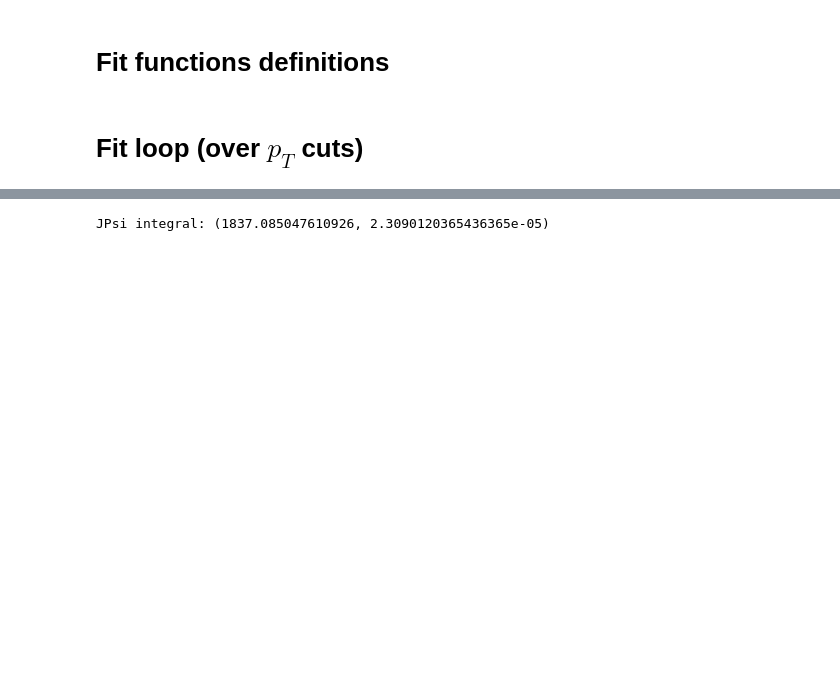
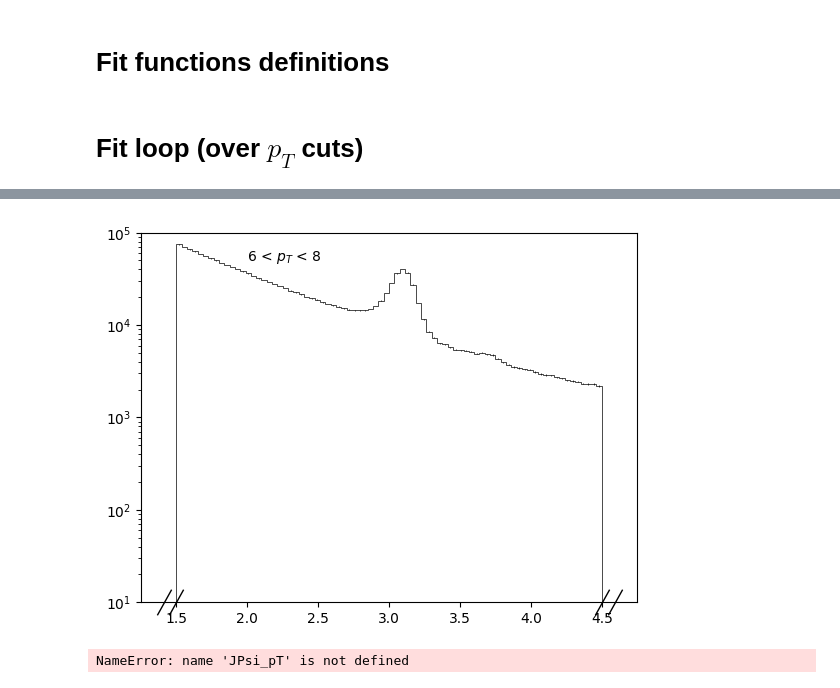
Before and after one commit to nantes-m2-rps-exp/qqbar2mumu-2023, a Jupyter notebook: notebooks/fit.ipynb, the cells around one changed output, grey strips where cells are left out. Saved outputs shown, nothing was run; the diff lists cells and outputs as text; code cells hidden in the pictures; blank space fills up the shorter version.

```diff
--- a/notebooks/fit.ipynb
+++ b/notebooks/fit.ipynb
@@ -239,6 +334,27 @@ for i in range(len(pTcuts)-1):
 # %%
-# Integrate
-IJPsi = quad(crystalball, 0, 10, args=tuple(pfit[:7]))
-print("JPsi integral:",IJPsi)
+def fillhist(h, type):
+    f = open(f'mass/{type}.CMUL.npy', 'rb')
+    for i in range(nruns):
+        A = np.load(f)
+        h.fill(A)
+    f.close()
+
+# Fill histograms
+hmc = hist.Hist(hist.axis.Regular(bins=nbin,start=massmin,stop=massmax))
+hdata = hist.Hist(hist.axis.Regular(bins=nbin,start=massmin,stop=massmax))
+
+
+fig1 = plt.figure(2)
+#fillhist(hmc, 'mc')
+fillhist(hdata, 'data')
+hdata.plot(label="Selected MC events",color='black',ls='-',lw=0.5)
+setaxes(plt.gca())
+
+#fig2 = plt.figure(3)
+#hdata.plot(label="Selected data events",color='black',ls='-',lw=0.5)
 # %% [output]
-JPsi integral: (1837.085047610926, 2.3090120365436365e-05)
+[figure, added]
+# %%
+plt.plot(JPsi_pT)
+# %% [output]
+NameError: name 'JPsi_pT' is not defined
```
Also changed, not shown: parts of 2 cells of this notebook.
